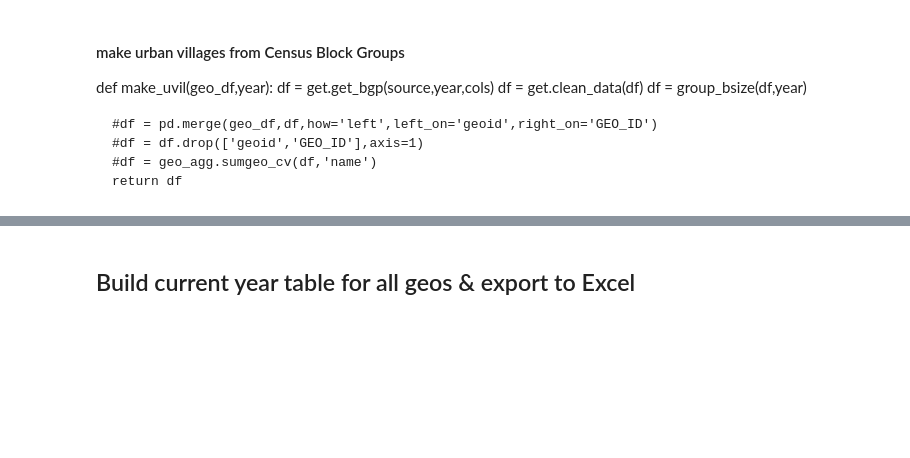
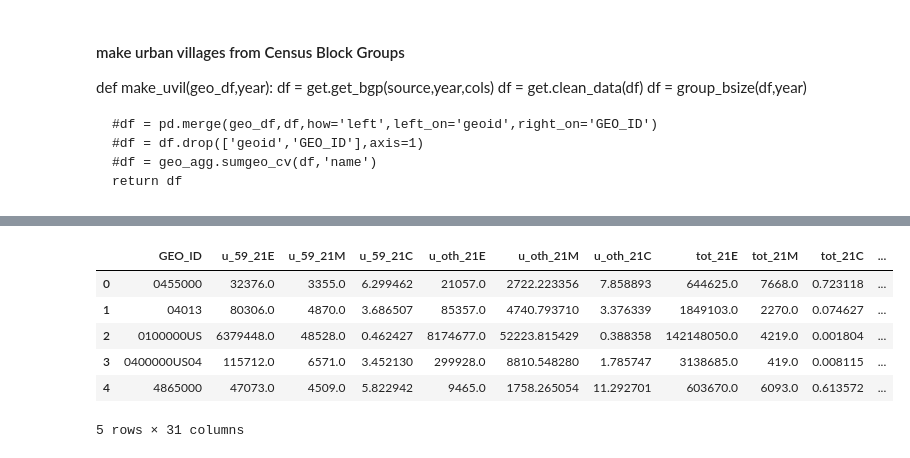
Before and after one commit to daragoldberg/phx, a Jupyter notebook: notebooks/ACS_Hou_BSize.ipynb, the cells around one changed output, grey strips where cells are left out. Saved outputs shown, nothing was run; the diff lists cells and outputs as text; code cells hidden in the pictures; blank space fills up the shorter version.

Commit message:
building_size

```diff
--- a/notebooks/ACS_Hou_BSize.ipynb
+++ b/notebooks/ACS_Hou_BSize.ipynb
@@ -102,2 +87,10 @@ usY1
-# %% [markdown]
-## Build current year table for all geos & export to Excel
+# %%
+geo_y1_1y.head()
+# %% [output]
+|  | GEO_ID | u_59_21E | u_59_21M | u_59_21C | u_oth_21E | u_oth_21M | u_oth_21C | tot_21E | tot_21M | tot_21C | ... |
+| 0 | 0455000 | 32376.0 | 3355.0 | 6.299462 | 21057.0 | 2722.223356 | 7.858893 | 644625.0 | 7668.0 | 0.723118 | ... |
+| 1 | 04013 | 80306.0 | 4870.0 | 3.686507 | 85357.0 | 4740.793710 | 3.376339 | 1849103.0 | 2270.0 | 0.074627 | ... |
+| 2 | 0100000US | 6379448.0 | 48528.0 | 0.462427 | 8174677.0 | 52223.815429 | 0.388358 | 142148050.0 | 4219.0 | 0.001804 | ... |
+| 3 | 0400000US04 | 115712.0 | 6571.0 | 3.452130 | 299928.0 | 8810.548280 | 1.785747 | 3138685.0 | 419.0 | 0.008115 | ... |
+| 4 | 4865000 | 47073.0 | 4509.0 | 5.822942 | 9465.0 | 1758.265054 | 11.292701 | 603670.0 | 6093.0 | 0.613572 | ... |
+5 rows × 31 columns
```
Also changed, not shown: parts of 22 cells of this notebook, 5 other files.
